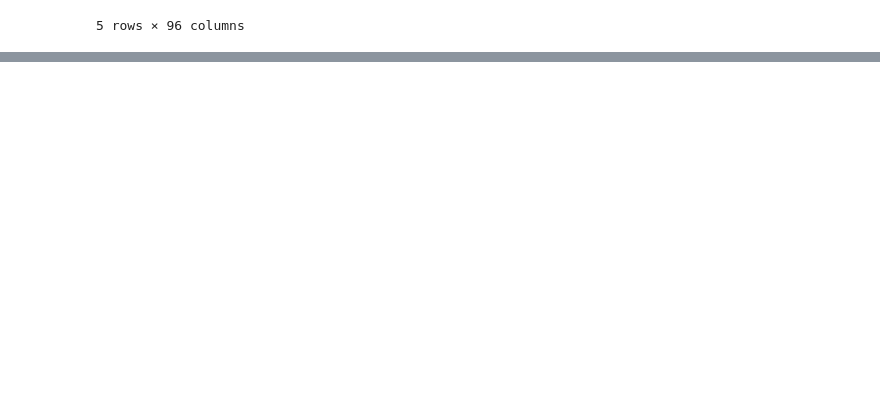
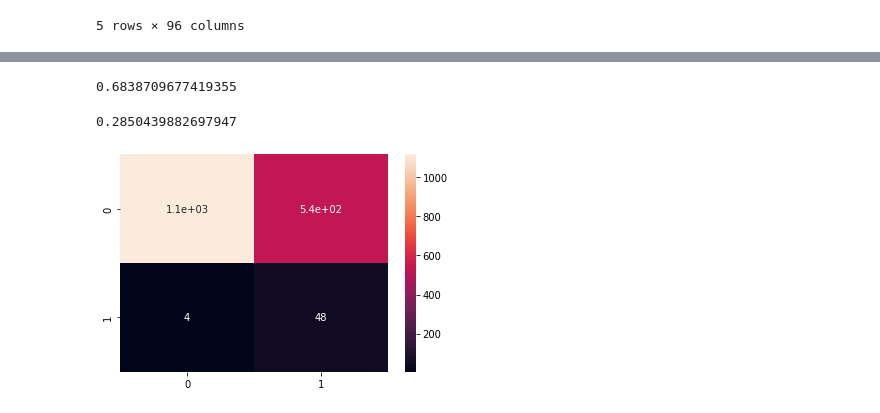
Before and after one commit to RushilPatel0703/ACML_Project, a Jupyter notebook: ACML_Project_Draft.ipynb, the cells around one changed output, grey strips where cells are left out. Saved outputs shown, nothing was run; the diff lists cells and outputs as text; code cells hidden in the pictures; blank space fills up the shorter version.

Commit message:
Naive Bayes implementation using 1) Bernoulli and 2)Gaussian

```diff
--- a/ACML_Project_Draft.ipynb
+++ b/ACML_Project_Draft.ipynb
@@ -51,3 +24,0 @@ X.loc[:, 2] = labelencoder_X_2.fit_transform(X.iloc[:, 2])
-# %%
-labelencoder_X_1 = LabelEncoder()
-X.loc[:, 1] = labelencoder_X_1.fit_transform(X.iloc[:, 1])
@@ -126,0 +25,34 @@ NameError: ignored
+# %%
+# training and testing data
+from sklearn.model_selection import train_test_split
+
+# assign test data size 25%
+X_train, X_test, y_train, y_test =train_test_split(X,y,test_size= 0.25, random_state=0)
+# %%
+# importing standard scaler
+from sklearn.preprocessing import StandardScaler
+
+# scalling the input data
+sc_X = StandardScaler()
+X_train = sc_X.fit_transform(X_train)
+X_test = sc_X.fit_transform(X_test)
+# %%
+# importing classifier
+from sklearn.naive_bayes import BernoulliNB
+
+# initializaing the NB
+classifer = BernoulliNB()
+
+# training the model
+classifer.fit(X_train, y_train)
+
+# testing the model
+y_pred = classifer.predict(X_test)
+# %%
+# importing accuracy score
+from sklearn.metrics import accuracy_score
+
+# printing the accuracy of the model
+print(accuracy_score(y_pred, y_test))
+# %% [output]
+0.6838709677419355
@@ -126,0 +71,21 @@ NameError: ignored
+# %%
+# importing accuracy score
+from sklearn.metrics import accuracy_score
+
+# printing the accuracy of the model
+print(accuracy_score(y_test,y_pred1))
+# %% [output]
+0.2850439882697947
+# %%
+# importing the required modules
+import seaborn as sns
+from sklearn.metrics import confusion_matrix
+
+# passing actual and predicted values
+cm = confusion_matrix(y_test, y_pred)
+
+# true write data values in each cell of the matrix
+sns.heatmap(cm, annot=True)
+plt.savefig('confusion.png')
+# %% [output]
+[figure, added]
```
Also changed, not shown: parts of 16 cells of this notebook.
